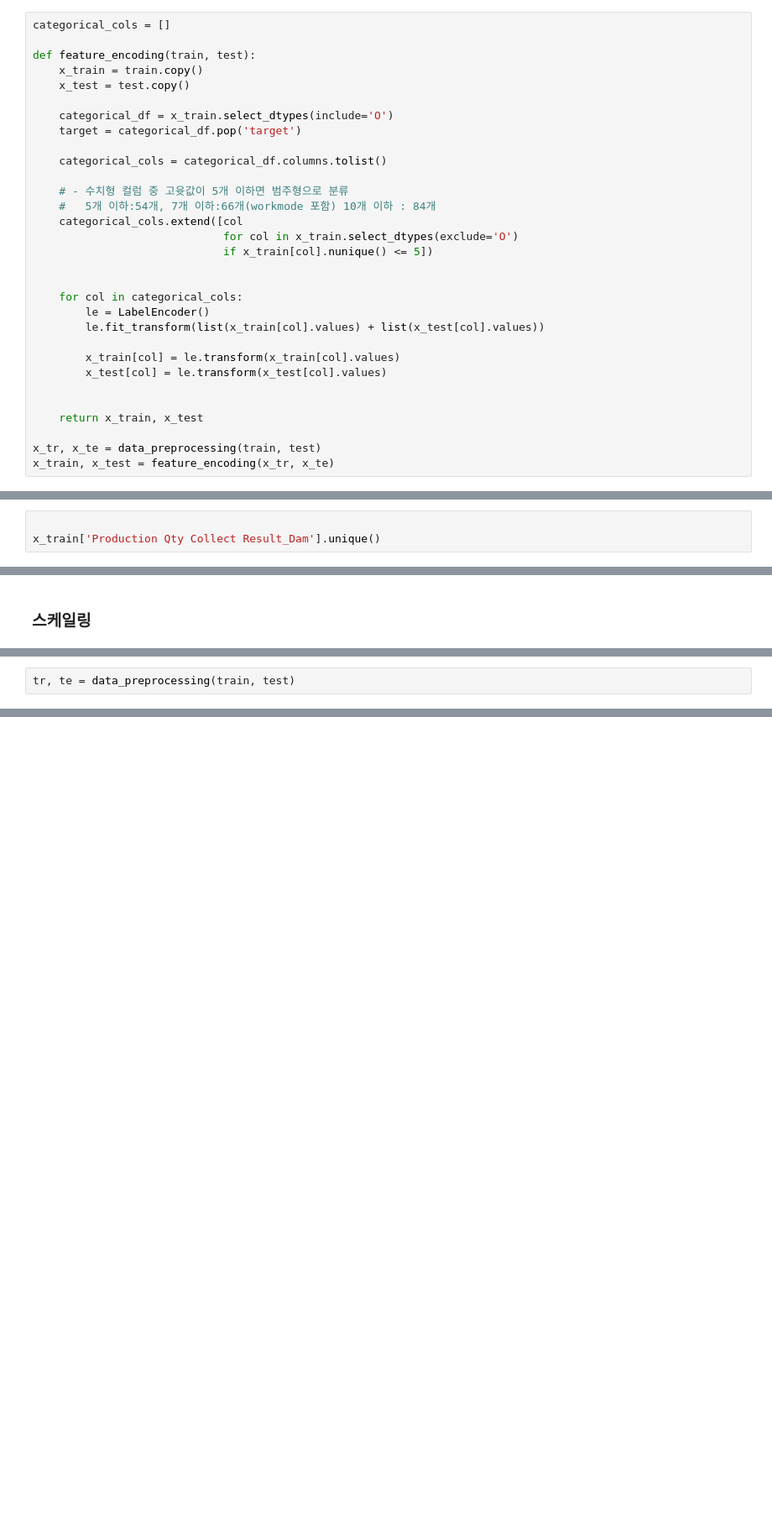
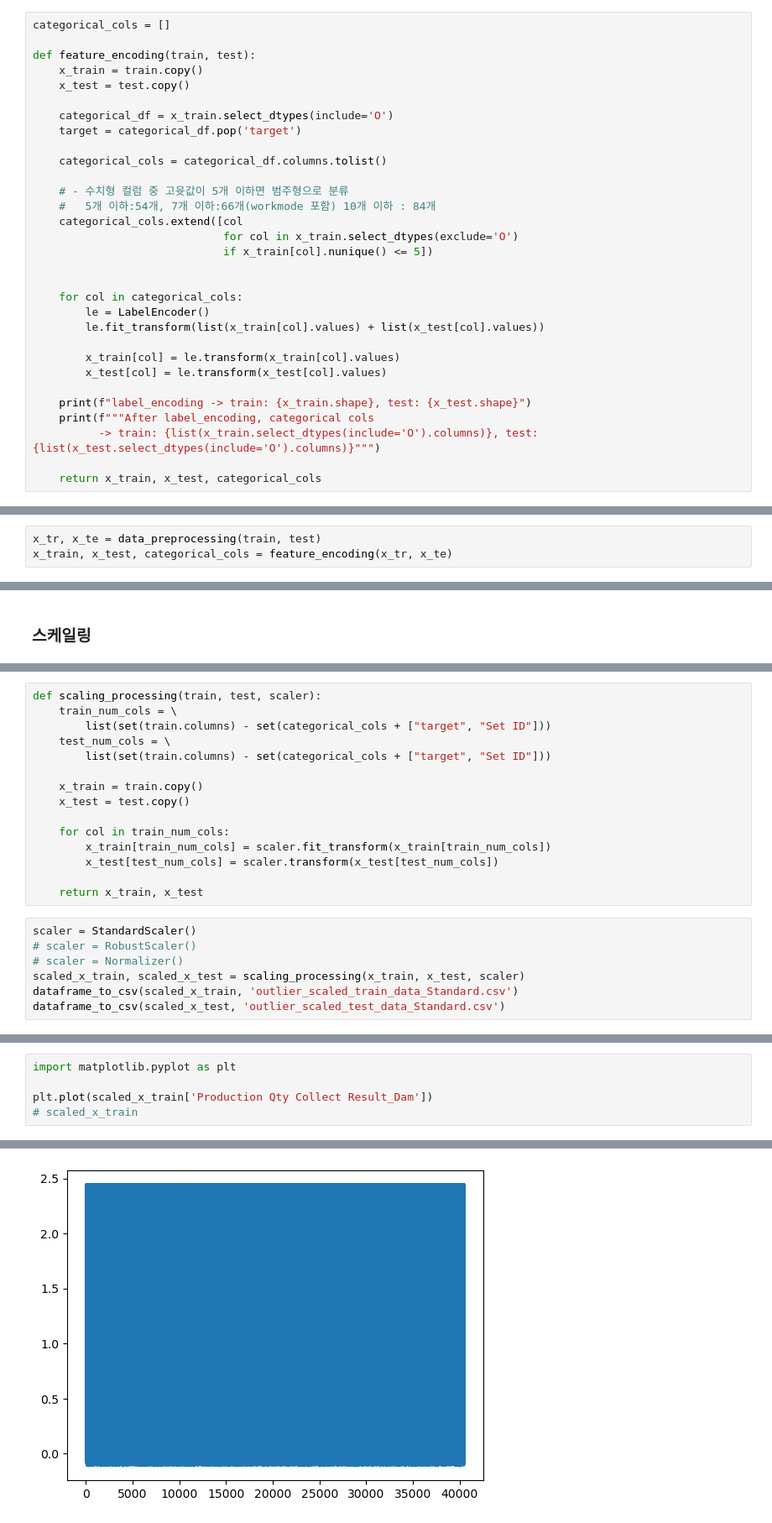
Before and after one commit to ih9511/LGAimersHackerton_1, a Jupyter notebook: Kyeongmin Lee/preprocessing.ipynb, the cells around one changed output, grey strips where cells are left out. Shown at 84% size. Cells and saved outputs as stored; diff of their text form; blank space fills up the shorter version.

Commit message:
fix: [이경민] Standard Scaling 적용 [LGHx]

```diff
--- a/Kyeongmin Lee/preprocessing.ipynb
+++ b/Kyeongmin Lee/preprocessing.ipynb
@@ -156,8 +167,8 @@ def feature_encoding(train, test):
         x_train[col] = le.transform(x_train[col].values)
         x_test[col] = le.transform(x_test[col].values)
 
+    print(f"label_encoding -> train: {x_train.shape}, test: {x_test.shape}")
+    print(f"""After label_encoding, categorical cols
+          -> train: {list(x_train.select_dtypes(include='O').columns)}, test: {list(x_test.select_dtypes(include='O').columns)}""")
 
-    return x_train, x_test
-
-x_tr, x_te = data_preprocessing(train, test)
-x_train, x_test = feature_encoding(x_tr, x_te)
+    return x_train, x_test, categorical_cols
@@ -169,4 +175,4 @@ outlier_cols -> train: (40506, 143), test: (17361, 143)
 # %%
-
-x_train['Production Qty Collect Result_Dam'].unique()
+x_tr, x_te = data_preprocessing(train, test)
+x_train, x_test, categorical_cols = feature_encoding(x_tr, x_te)
 # %% [output]
@@ -192,3 +197,23 @@ array([  7. , 185. ,  10. , 268. , 121. , 289.5,   8. ,  11. ,  95. ,
+# %%
+def scaling_processing(train, test, scaler):
+    train_num_cols = \
+        list(set(train.columns) - set(categorical_cols + ["target", "Set ID"]))
+    test_num_cols = \
+        list(set(train.columns) - set(categorical_cols + ["target", "Set ID"]))
+
+    x_train = train.copy()
+    x_test = test.copy()
+
+    for col in train_num_cols:
+        x_train[train_num_cols] = scaler.fit_transform(x_train[train_num_cols])
+        x_test[test_num_cols] = scaler.transform(x_test[test_num_cols])
+
+    return x_train, x_test
 # %%
-tr, te = data_preprocessing(train, test)
+scaler = StandardScaler()
+# scaler = RobustScaler()
+# scaler = Normalizer()
+scaled_x_train, scaled_x_test = scaling_processing(x_train, x_test, scaler)
+dataframe_to_csv(scaled_x_train, 'outlier_scaled_train_data_Standard.csv')
+dataframe_to_csv(scaled_x_test, 'outlier_scaled_test_data_Standard.csv')
 # %% [output]
@@ -199,0 +222,6 @@ putlier_data -> train: (40506, 143), test: (17361, 143)
+# %%
+import matplotlib.pyplot as plt
+
+plt.plot(scaled_x_train['Production Qty Collect Result_Dam'])
+# scaled_x_train
+# %% [output]
@@ -199,0 +229 @@ putlier_data -> train: (40506, 143), test: (17361, 143)
+[figure, added]
```
Also changed, not shown: parts of 8 cells of this notebook.
